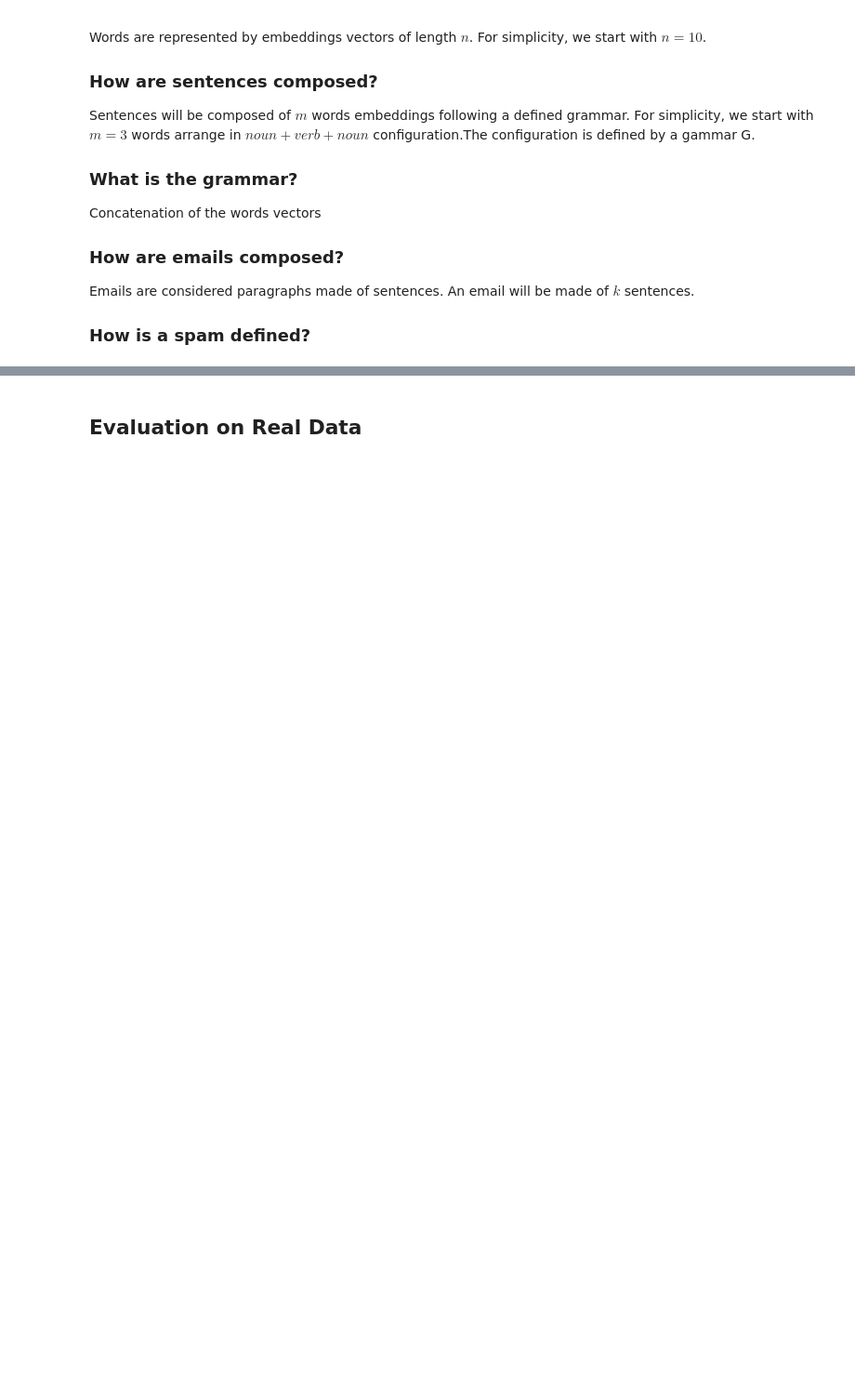
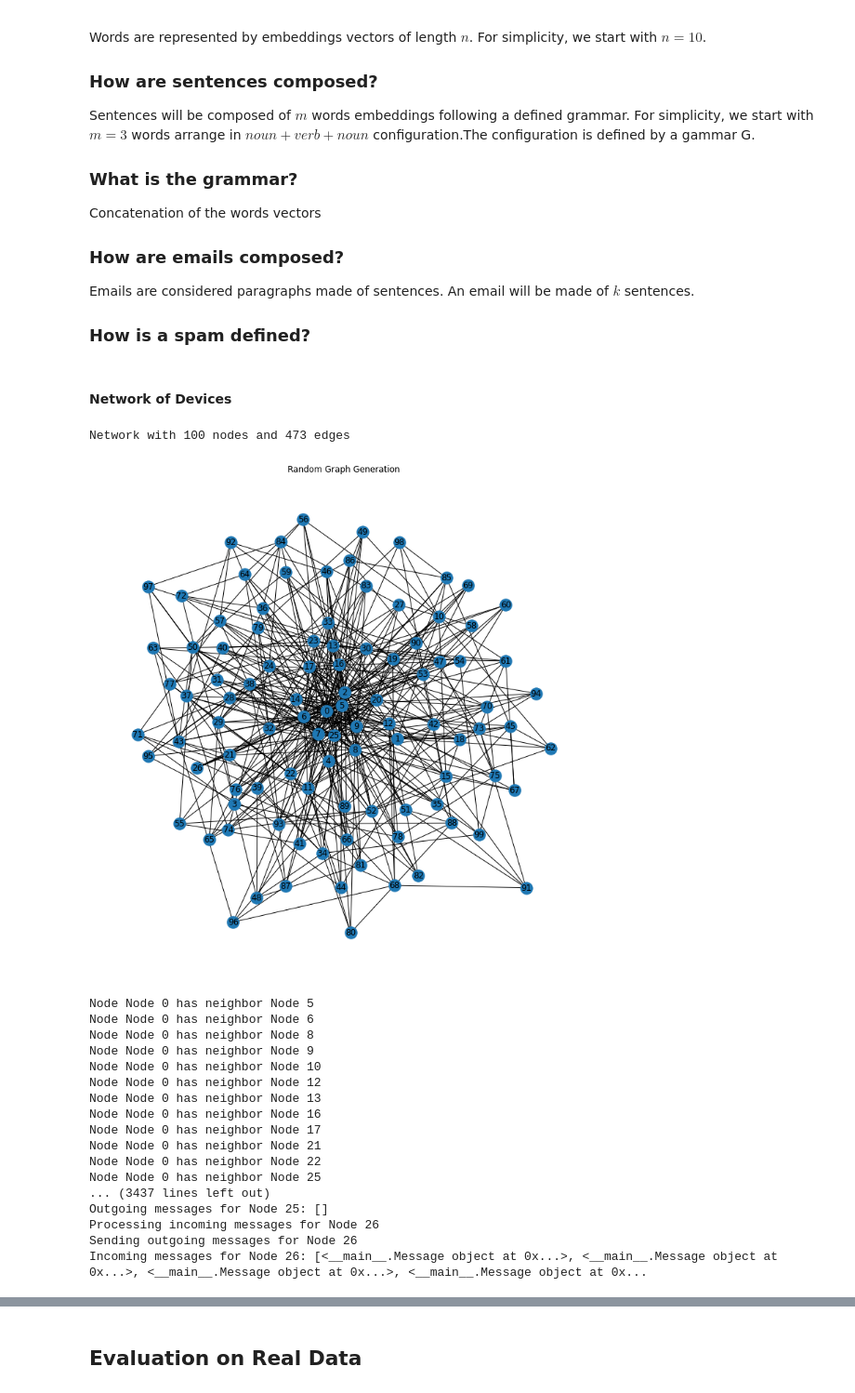
Before and after one commit to ERUD1T3/federated-learning-research, a Jupyter notebook: fl_spam/dev.ipynb, the cells around one changed output, grey strips where cells are left out. Shown at 93% size. Saved outputs shown, nothing was run; the diff lists cells and outputs as text; code cells hidden in the pictures; blank space fills up the shorter version.

```diff
--- a/fl_spam/dev.ipynb
+++ b/fl_spam/dev.ipynb
@@ -76,3 +76,5 @@ def gen_files(n=10):
 # %%
 # Generate 20 files
 gen_files(20)
+# %% [markdown]
+#### Network of Devices
@@ -78,0 +89,11 @@ gen_files(20)
+# %%
+class Message:
+    '''Message passed by node'''
+    def __init__(self, sender, receiver, content):
+        self.sender = sender
+        self.receiver = receiver
+        self.content = content
+        self.timestamp = 0
+
+    def __str__(self) -> str:
+        return f'Message {self.content} from {self.sender} to {self.receiver}'
@@ -78,0 +279,29 @@ gen_files(20)
+# %%
+# create a network
+network = Network()
+# print the network
+print(network)
+# plot the network
+network.plot()
+# simulate the network
+network.simulate()
+# %% [output]
+Network with 100 nodes and 473 edges
+[figure, added]
+Node Node 0 has neighbor Node 5
+Node Node 0 has neighbor Node 6
+Node Node 0 has neighbor Node 8
+Node Node 0 has neighbor Node 9
+Node Node 0 has neighbor Node 10
+Node Node 0 has neighbor Node 12
+Node Node 0 has neighbor Node 13
+Node Node 0 has neighbor Node 16
+Node Node 0 has neighbor Node 17
+Node Node 0 has neighbor Node 21
+Node Node 0 has neighbor Node 22
+Node Node 0 has neighbor Node 25
+... (3437 lines left out)
+Outgoing messages for Node 25: []
+Processing incoming messages for Node 26
+Sending outgoing messages for Node 26
+Incoming messages for Node 26: [<__main__.Message object at 0x...>, <__main__.Message object at 0x...>, <__main__.Message object at 0x...>, <__main__.Message object at 0x...
```
Also changed, not shown: parts of 5 cells of this notebook.
